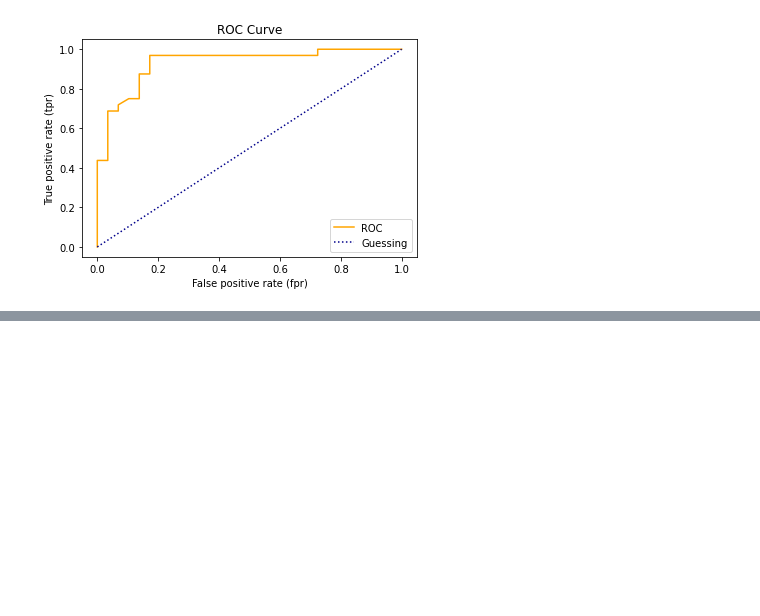
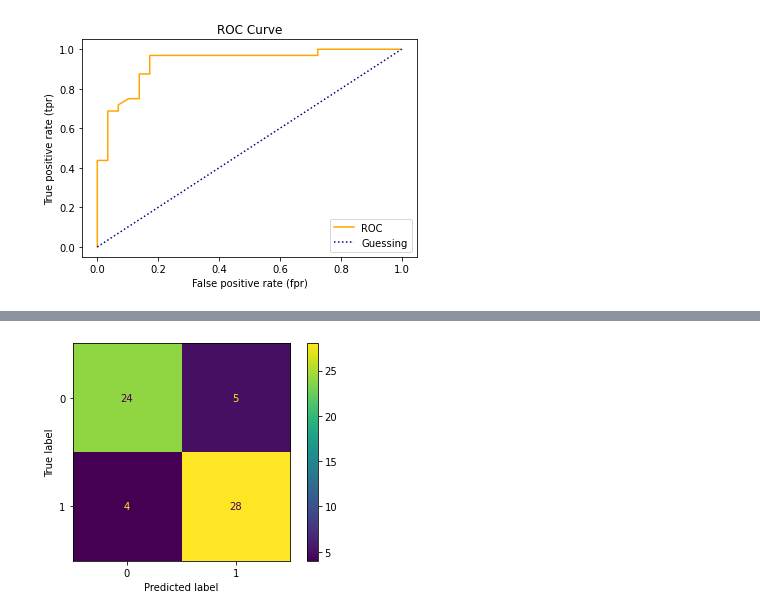
Before and after one commit to Ammar-Raneez/ML_Learning_ZTM, a Jupyter notebook: sklearn-workflow.ipynb, the cells around one changed output, grey strips where cells are left out. Drawn from its saved outputs; the diff is of its cells as text; code cells hidden in the pictures; blank space fills up the shorter version.

```diff
--- a/sklearn-workflow.ipynb
+++ b/sklearn-workflow.ipynb
@@ -689,0 +707,5 @@ plot_roc_curve(fpr, tpr)
+# %%
+plot_confusion_heart = ConfusionMatrixDisplay(confusion_heart)
+plot_confusion_heart.plot();
+# %% [output]
+[figure, added]
```
Also changed, not shown: parts of 6 cells of this notebook.
